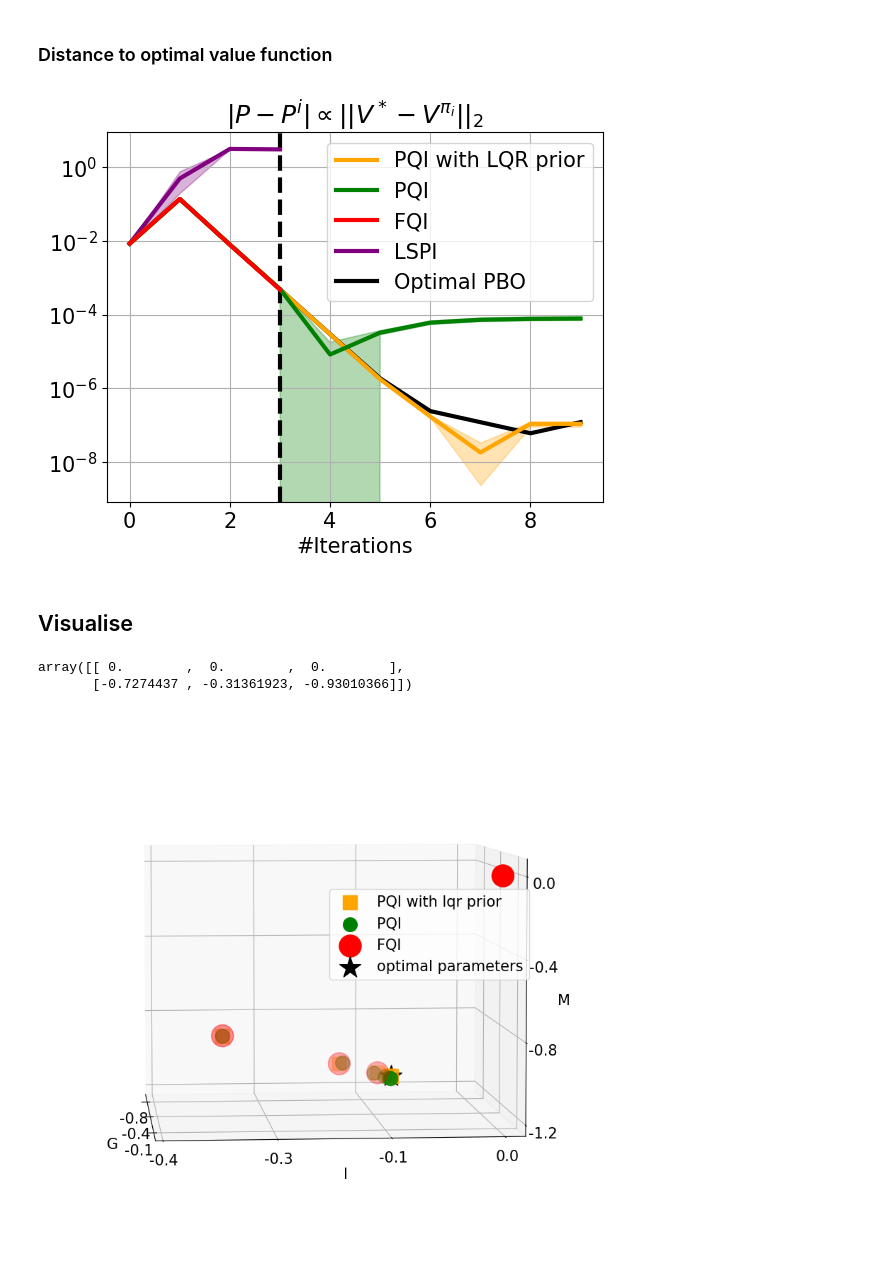
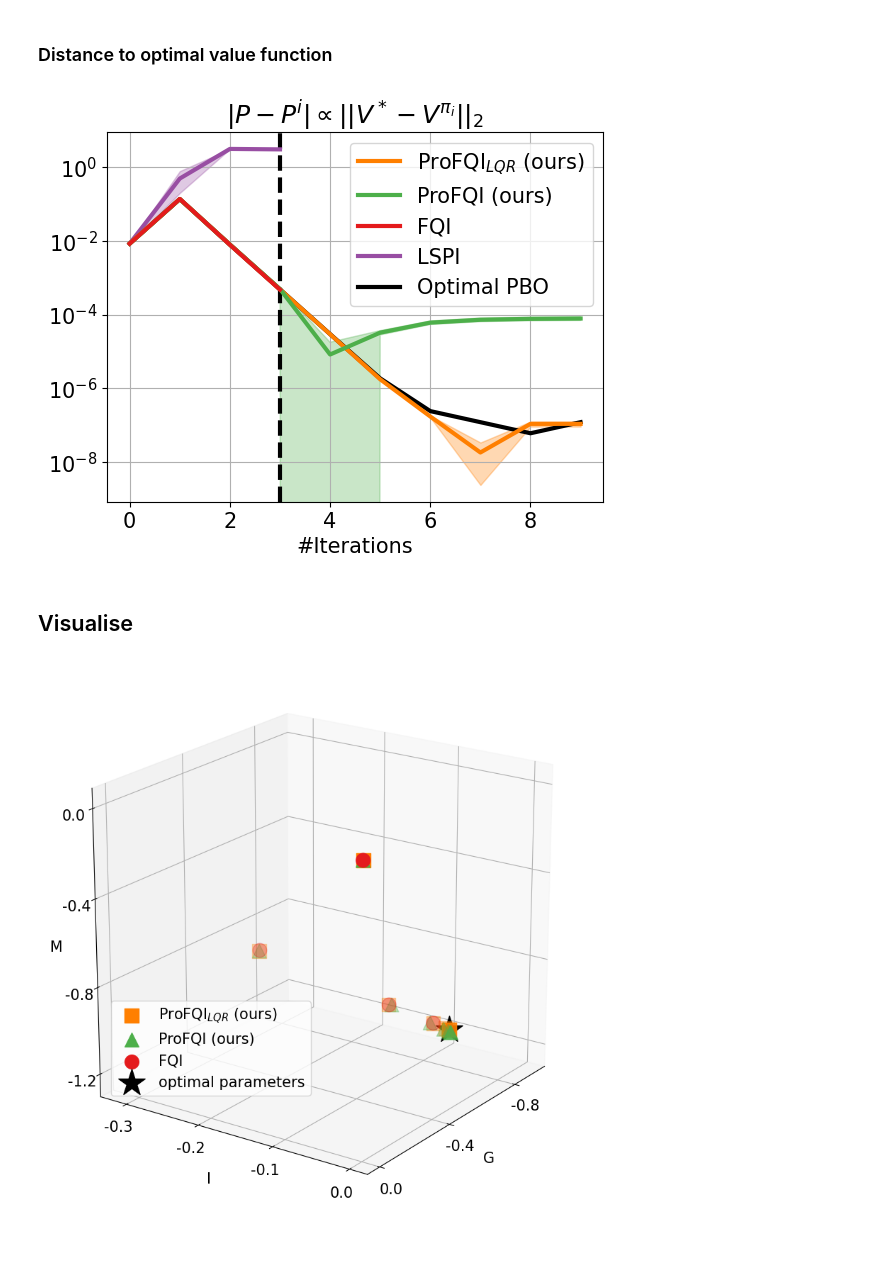
Before and after one commit to theovincent/PBO, a Jupyter notebook: experiments/lqr/plots.ipynb, the cells around one changed output. Saved outputs shown, nothing was run; the diff lists cells and outputs as text; code cells hidden in the pictures; blank space fills up the shorter version.

```diff
--- a/experiments/lqr/plots.ipynb
+++ b/experiments/lqr/plots.ipynb
@@ -194,7 +194,7 @@ if show_pbo_linear:
     plt.fill_between(iterations_validation, pbo_linear_v_confidence_interval[0, -1], pbo_linear_v_confidence_interval[1, -1], color="blue", alpha=0.3)
 
 if show_pbo_custom_linear:
-    plt.plot(iterations_validation, pbo_custom_linear_v_mean, label=r"\text{ProFQI}_\text{LQR} \text{(ours)}", color=colors["orange"], zorder=8)
+    plt.plot(iterations_validation, pbo_custom_linear_v_mean, label="ProFQI$_{LQR}$ (ours)", color=colors["orange"], zorder=8)
     plt.fill_between(iterations_validation, pbo_custom_linear_v_confidence_interval[0], pbo_custom_linear_v_confidence_interval[1], color=colors["orange"], alpha=0.3)
 
 if show_pbo_deep:
@@ -216,51 +216,47 @@ plt.axvline(max_bellman_iterations, color="black", linestyle="--", zorder=2)
 plt.xticks(range(0, max_bellman_iterations_validation + 1, ticks_freq))
 plt.xlabel("#Iterations")
 plt.yscale("log")
-plt.title(r"$|P - P^i| \propto || V^* - V^{\pi_i} ||_2$")
+plt.title("$|P - P^i| \propto || V^* - V^{\pi_i} ||_2$")
 plt.legend().set_zorder(10)
 plt.grid(zorder=0)
 _ = plt.savefig(f"figures/{experiment_name}/V_{max_bellman_iterations}.pdf", bbox_inches='tight')
 # %% [output]
-[figure, old version]
+[figure, new version]
 # %% [markdown]
 ## Visualise
-# %%
-fqi_w[0, :2]
-# %% [output]
-array([[ 0.        ,  0.        ,  0.        ],
-       [-0.7274437 , -0.31361923, -0.93010366]])
 # %%
 import matplotlib.pyplot as plt
 from experiments import colors
 
 plt.rc("font", size=15)
 
 fig = plt.figure(figsize=(10, 10))
 ax = fig.add_subplot(111, projection="3d")
 
 if show_pbo_linear:
     ax.scatter(pbo_linear_w[0, :, 0], pbo_linear_w[0, :, 1], pbo_linear_w[0, :, 2], label='linear PBO', color="blue", s=200, zorder=4)
 if show_pbo_custom_linear:
-    ax.scatter(pbo_custom_linear_w[0, :, 0], pbo_custom_linear_w[0, :, 1], pbo_custom_linear_w[0, :, 2], label='ProFQI with lqr prior', color=colors["orange"], s=200, zorder=5, marker="s")
+    ax.scatter(pbo_custom_linear_w[0, :, 0], pbo_custom_linear_w[0, :, 1], pbo_custom_linear_w[0, :, 2], label="ProFQI$_{LQR}$ (ours)", color=colors["orange"], s=200, zorder=5, marker="s")
 if show_pbo_deep:
-    ax.scatter(pbo_deep_w[0, :, 0], pbo_deep_w[0, :, 1], pbo_deep_w[0, :, 2], label='ProFQI', color=colors["ProFQI"], s=200, zorder=5)
+    ax.scatter(pbo_deep_w[0, :, 0], pbo_deep_w[0, :, 1], pbo_deep_w[0, :, 2], label="ProFQI (ours)", color=colors["ProFQI"], s=200, zorder=5, marker="^")
 if show_fqi:
-    ax.scatter(fqi_w[0, :, 0], fqi_w[0, :, 1], fqi_w[0, :, 2], label='FQI', color=colors["FQI"], s=500, zorder=2)
+    ax.scatter(fqi_w[0, :, 0], fqi_w[0, :, 1], fqi_w[0, :, 2], label='FQI', color=colors["FQI"], s=200, zorder=2)
 # ax.scatter(lspi_w[0, :, 0], lspi_w[0, :, 1], lspi_w[0, :, 2], label='LSPI', color="purple", s=np.linspace(600, 60, max_bellman_iterations+ 1), zorder=3)
 # ax.scatter(pbo_optimal_w[:, 0], pbo_optimal_w[:, 1], pbo_optimal_w[:, 2], label='PBO', color="black", s=np.linspace(100, 10, max_bellman_iterations_validation + 1), zorder=1)
-ax.scatter(optimal_w[0], optimal_w[1], optimal_w[2], label='optimal parameters', color="black", marker="*", s=500, zorder=0)
+ax.scatter(optimal_w[0], optimal_w[1], optimal_w[2], label='optimal parameters', color="black", marker="*", s=800, zorder=0)
 
-plt.legend(bbox_to_anchor=(0.9, 0.7))
-ax.view_init(5, 355)
+plt.legend(bbox_to_anchor=(0.5, 0.4))
+ax.view_init(20, 35)
 ax.set_xlabel("G", labelpad=10)
-ax.set_xticks(np.linspace(-0.8, -0.1, 3), labels=np.around(np.linspace(-0.8, -0.1, 3), 1))
+ax.set_xticks(np.linspace(-0.8, 0, 3), labels=np.around(np.linspace(-0.8, 0, 3), 1))
 ax.set_ylabel("I", labelpad=10)
-ax.set_yticks(np.linspace(-0.4, 0, 4), labels=np.around(np.linspace(-0.4, 0, 4), 1))
+ax.set_yticks(np.linspace(-0.3, 0, 4), labels=np.around(np.linspace(-0.3, 0, 4), 1))
 ax.set_zlabel("M")
-ax.set_zticks(np.linspace(-1.25, 0, 4), labels=np.around(np.linspace(-1.25, 0, 4), 1))
+ax.set_zticks(np.linspace(-1.2, 0, 4), labels=np.around(np.linspace(-1.2, 0, 4), 1))
+ax.set_box_aspect([1,1,1])
 _ = plt.savefig(f"figures/{experiment_name}/visu_3D_{max_bellman_iterations}.pdf", bbox_inches='tight')
 # %% [output]
-[figure, old version]
+[figure, new version]
 # %%
 import matplotlib.pyplot as plt
 
```
Also changed, not shown: parts of 3 cells of this notebook, 5 other files.
